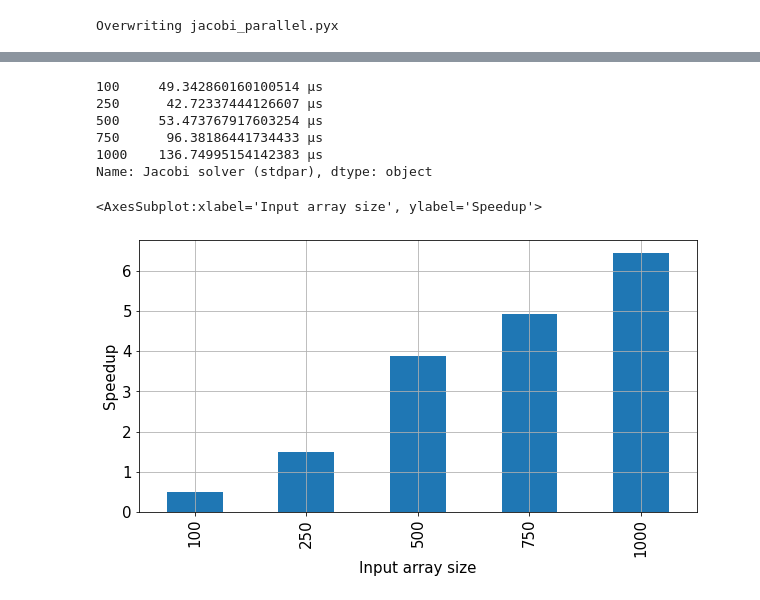
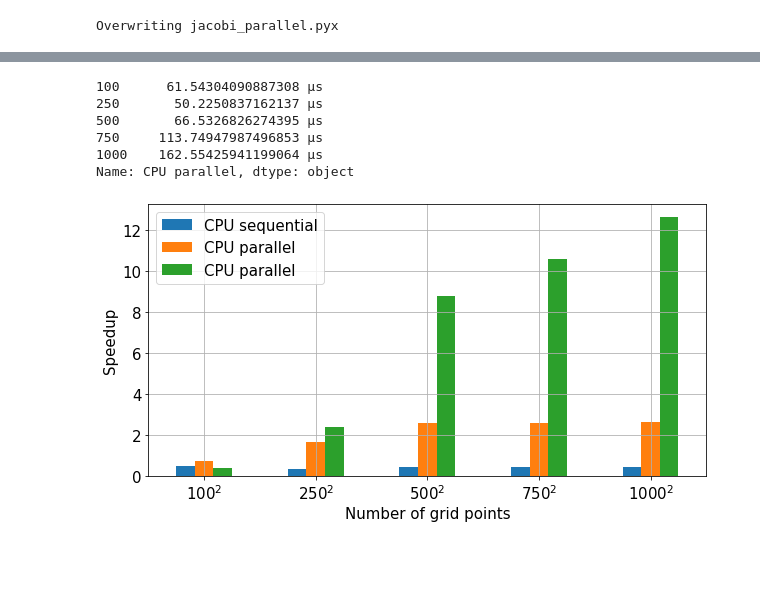
Before and after one commit to shwina/stdpar-cython, a Jupyter notebook: jacobi.ipynb, the cells around one changed output, grey strips where cells are left out. Cells and saved outputs as stored; diff of their text form; code cells hidden in the pictures; blank space fills up the shorter version.

```diff
--- a/jacobi.ipynb
+++ b/jacobi.ipynb
@@ -112,9 +239,9 @@ sizes = [100, 250, 500, 750, 1000]
 from jacobi_parallel import jacobi_solver as jacobi_solver
 
 jacobi_parallel_times = pd.Series(
-    [time_jacobi_iteration(generate_data(size), jacobi_solver) for size in sizes],
+    [time_jacobi(generate_data(size), jacobi_solver) for size in sizes],
     index=sizes,
-    name="Jacobi solver (parallel, CPU)"
+    name="CPU parallel"
 )
 jacobi_parallel_times.map(format_time)
 # %% [output]
@@ -127,5 +254,5 @@ Name: Jacobi solver (parallel, CPU), dtype: object
 # %%
-%%writefile jacobi_parallel.pyx
+%%writefile jacobi_stdpar.pyx
 
 # distutils: language=c++
 # cython: cdivision=True
@@ -188,7 +315,9 @@ def jacobi_solver(float[:, :] data, float max_diff, int max_iter=10_000):
         keep_going = any_of(par, indices.begin(), indices.end(), converged(T1, T2, max_diff))
         swap(T1, T2)
 
-    if (T2 == &data[0, 0]):
+    if (T2 == local.data()):
+        copy(local.begin(), local.end(), &data[0, 0])
+    else:
         copy(temp.begin(), temp.end(), &data[0, 0])
 
     return iterations
@@ -218,15 +347,15 @@ copying build/lib.linux-x86_64-3.8/jacobi_parallel.cpython-38-x86_64-linux-gnu.s
 from jacobi_stdpar import jacobi_solver as jacobi_solver
 
 jacobi_stdpar_times = pd.Series(
-    [time_jacobi_iteration(generate_data(size), jacobi_solver) for size in sizes],
+    [time_jacobi(generate_data(size), jacobi_solver) for size in sizes],
     index=sizes,
-    name="Jacobi solver (stdpar)"
+    name="CPU parallel"
 )
 jacobi_stdpar_times.map(format_time)
 # %% [output]
-100     49.342860160100514 µs
-250      42.72337444126607 µs
-500     53.473767917603254 µs
-750      96.38186441734433 µs
-1000    136.74995154142383 µs
-Name: Jacobi solver (stdpar), dtype: object
+100      61.54304090887308 µs
+250       50.2250837162137 µs
+500       66.5326826274395 µs
+750     113.74947987496853 µs
+1000    162.55425941199064 µs
+Name: CPU parallel, dtype: object
@@ -235,14 +362,19 @@ speedups = jacobi_parallel_times / jacobi_stdpar_times
+# %%
+all_times = pd.DataFrame([jacobi_numpy_times, jacobi_serial_times, jacobi_parallel_times, jacobi_stdpar_times]).T
+speedups = (1/all_times).multiply(jacobi_numpy_times, axis=0)
 # %%
 import matplotlib.pyplot as plt
 
 plt.rcParams.update({'font.size': 15})
-speedups.plot(
+speedups.iloc[:, 1:].plot(
     kind="bar",
-    xlabel="Input array size",
+    xlabel="Number of grid points",
     ylabel="Speedup",
     figsize=(10, 5),
     grid=True
 )
+
+plt.xticks(range(len(sizes)), [f"${x}^2$" for x in sizes], rotation=0)
+plt.savefig("jacobi.png")
 # %% [output]
-<AxesSubplot:xlabel='Input array size', ylabel='Speedup'>
-[figure, old version]
+[figure, new version]
```
Also changed, not shown: parts of 15 cells of this notebook, 1 other file.
